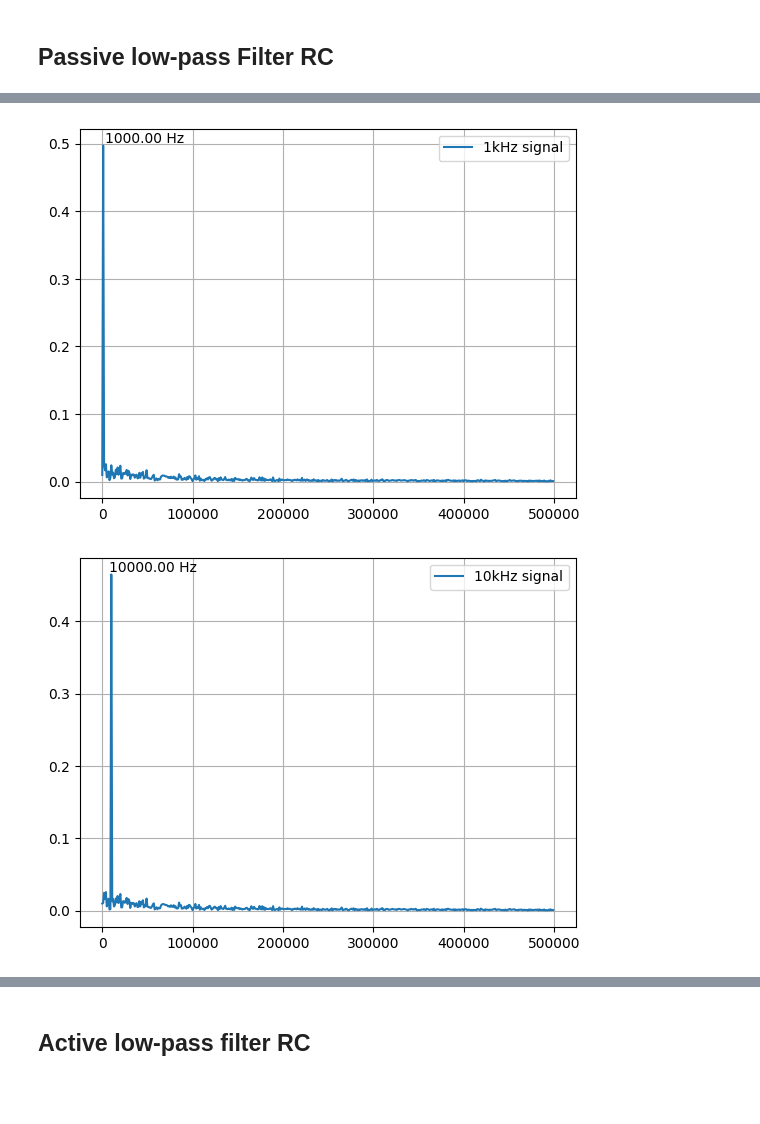
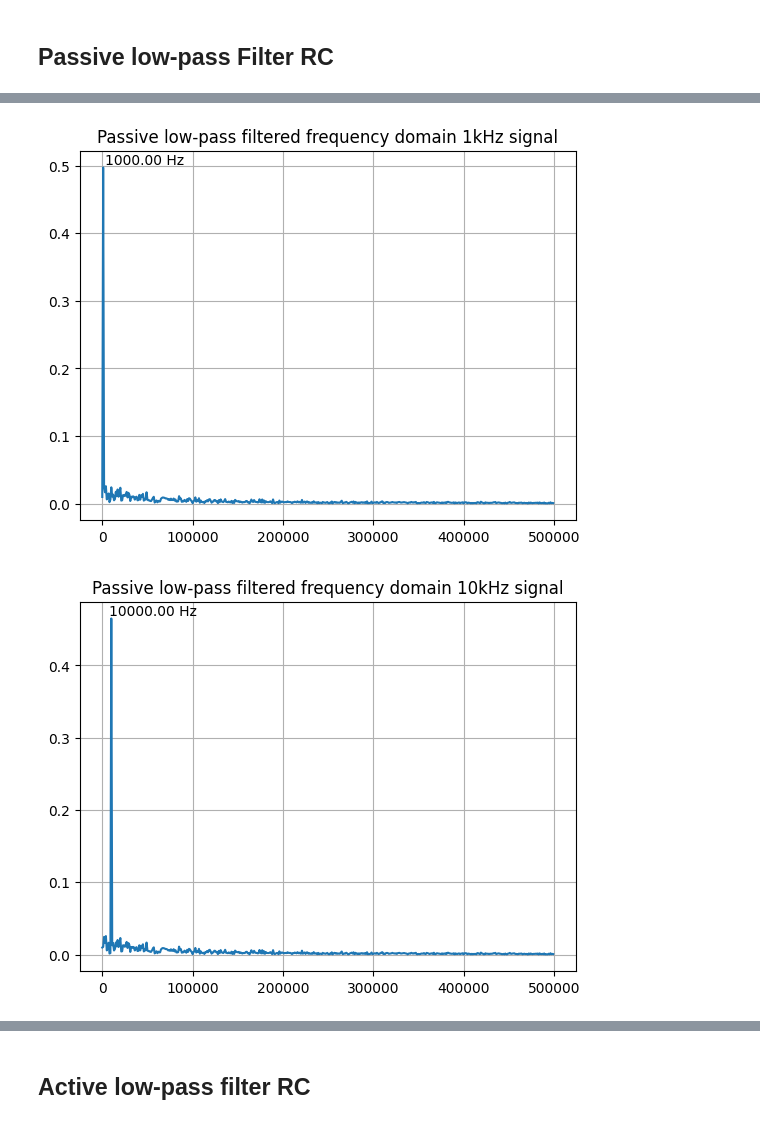
Before and after one commit to V-kr0pt/filtros_ufpb, a Jupyter notebook: filters.ipynb, the cells around one changed output, grey strips where cells are left out. Saved outputs shown, nothing was run; the diff lists cells and outputs as text; code cells hidden in the pictures; blank space fills up the shorter version.

```diff
--- a/filters.ipynb
+++ b/filters.ipynb
@@ -7,6 +7,13 @@ import matplotlib.pyplot as plt
 import os
 image_path = 'second_rapport/figures/'
 os.makedirs(image_path, exist_ok=True)
+# %%
+def calcule_SNR(pure_signal, signal_noise):
+    signal_power = np.mean(pure_signal ** 2)
+    noise_power = np.mean((signal_noise - pure_signal) ** 2)
+    snr = signal_power / noise_power
+    snr_db = 10 * np.log10(snr)
+    return snr_db
 # %% [markdown]
 Signal + Noise
 # %%
@@ -28,8 +35,8 @@ signals = {
 # %%
 for key in signals:
     plt.figure()
+    plt.title(f'Signal {key}')
     plt.plot(t, signals[key], label=key)
-    plt.legend()
     plt.grid()
     plt.savefig(image_path+f'signal_{key}.png')
 # %% [output]
@@ -48,9 +66,12 @@ noisy_signals = {}
 
 for key in signals.keys():
     noisy_signals[key] = signals[key] + white_noise
+    snr_db = calcule_SNR(signals[key], noisy_signals[key])
+    print(f'SNR = {snr_db:.2f} dB for signal {key}')
     plt.figure()
-    plt.plot(t, noisy_signals[key], label='Noisy signal', color='r')
-    plt.plot(t, signals[key], label='Original signal', color='b')
+    plt.title(f'Signal {key}')
+    plt.plot(t, noisy_signals[key], label='Noisy', color='r')
+    plt.plot(t, signals[key], label='Clean', color='b')
     plt.legend()
     plt.grid()
     plt.savefig(image_path+f'signal_noisy_{key}.png')
@@ -62,25 +87,22 @@ for key in signals.keys():
 # %%
 # Obtain the noise signal in the frequency domain
-all_freqs = np.fft.fftfreq(N, Ts)
-freq_domain_signals = {}
-
-freqs = all_freqs[:N//2]
+freq_domain_noise_signals = {}
+fft_filtered_clean_signals = {}
 
 for key in noisy_signals.keys():
-
      # obtain the frequency domain signal
-     freq_domain_signals[key] = np.fft.fft(noisy_signals[key])
-     abs_freq_domain_signal = np.abs(freq_domain_signals[key])[:N//2]/N
+     freq_domain_noise_signals[key] = np.fft.fft(noisy_signals[key])
+     fft_filtered_clean_signals[key] = np.fft.fft(signals[key])
+     abs_freq_domain_noisy_signal = np.abs(freq_domain_noise_signals[key])[:N//2]/N
 
      # obtain the peak frequency
-     max_index = np.argmax(abs_freq_domain_signal)
+     max_index = np.argmax(abs_freq_domain_noisy_signal)
      max_freq = freqs[max_index]
-     peak = abs_freq_domain_signal[max_index]
+     peak = abs_freq_domain_noisy_signal[max_index]
 
      plt.figure()
-     plt.plot(freqs, abs_freq_domain_signal, label=f'{key} signal')
+     plt.plot(freqs, abs_freq_domain_noisy_signal, label=f'{key} signal')
      plt.annotate(f'{max_freq:.2f} Hz', (max_freq, peak), textcoords="offset points", xytext=(30,2), ha='center')
-     plt.legend()
      plt.grid()
      plt.savefig(image_path+f'fft_signal_noisy_{key}.png')
 # %% [output]
@@ -112,22 +135,27 @@ plt.savefig(image_path+f'Hf_passive_low_pass_{key}.png')
 # %%
 fft_filtered_signals = {}
+fft_filtered_clean_signals = {}
 
 for key in signals.keys():
-    fft_filtered_signals[key] = H * freq_domain_signals[key]
+    # Obtain the filtered signal response
+    fft_filtered_signals[key] = H * freq_domain_noise_signals[key]
     abs_fft_filtered_signal = np.abs(fft_filtered_signals[key])[:N//2]/N
+
+    # obtain the reponse if the signal was clean
+    fft_filtered_clean_signals[key] = H * freq_domain_clean_signals[key]
 
      # obtain the peak frequency
     max_index = np.argmax(abs_fft_filtered_signal)
     max_freq = freqs[max_index]
     peak = abs_fft_filtered_signal[max_index]
 
     # plot the filtered signal
     plt.figure()
+    plt.title(f'Passive low-pass filtered frequency domain {key} signal')
     plt.plot(freqs, abs_fft_filtered_signal, label=f'{key} signal')
     plt.annotate(f'{max_freq:.2f} Hz', (max_freq, peak), textcoords="offset points", xytext=(30,2), ha='center')
-    plt.legend()
     plt.grid()
     plt.savefig(image_path+f'fft_denoised_signal_passive_low_pass_{key}.png')
 # %% [output]
-[figure, old version]
+[figure, new version]
-[figure, old version]
+[figure, new version]
```
Also changed, not shown: parts of 16 cells of this notebook, 50 other files.
